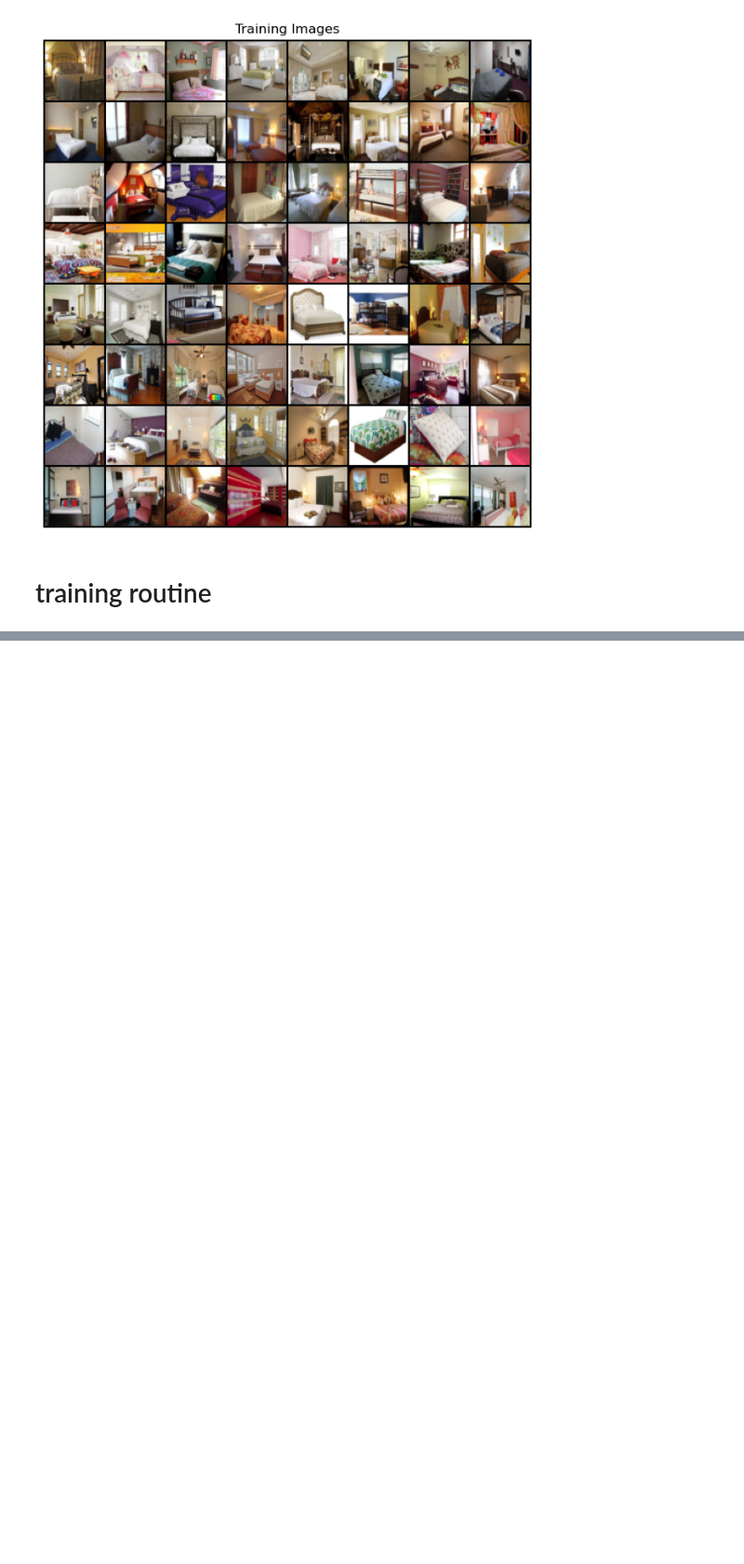
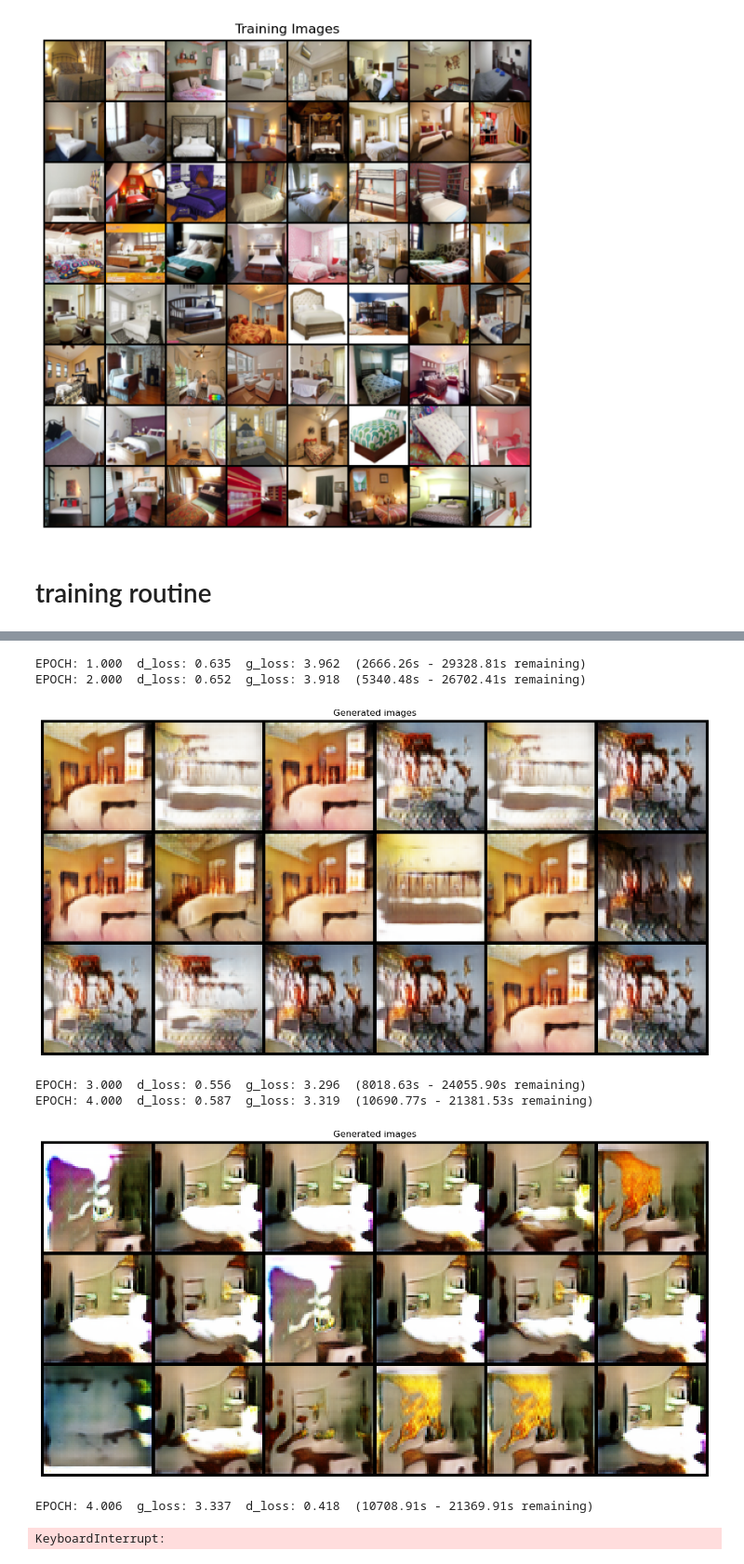
Before and after one commit to ZheRao/practice_space, a Jupyter notebook: Bedroom-GAN/Experimentation.ipynb, the cells around one changed output, grey strips where cells are left out. Shown at 93% size. Saved outputs shown, nothing was run; the diff lists cells and outputs as text; code cells hidden in the pictures; blank space fills up the shorter version.

```diff
--- a/Bedroom-GAN/Experimentation.ipynb
+++ b/Bedroom-GAN/Experimentation.ipynb
@@ -183,8 +183,8 @@ class resDiscriminator(nn.Module):
 model_name = "baseline_64"
 img = 64
 subfolder = "run1"
-discriminator = resDiscriminator(reduction=2,repeat=1,n_map=256,dropout=0.1,minibatch_input_dim=512,img_size=img,n_features=32,start_map=64)
-#discriminator.load_state_dict(torch.load(model_name + f"/discriminator10.pth"))
+discriminator = resDiscriminator(reduction=2,repeat=1,n_map=256,dropout=0.1,minibatch_input_dim=256,img_size=img,n_features=32,start_map=256)
+discriminator.load_state_dict(torch.load(model_name + f"/discriminator7.pth"))
 summary(discriminator,torch.zeros(1,3,img,img))
 # %% [output]
 ==========================================================================================
@@ -309,8 +309,8 @@ class resGenerator(nn.Module):
         return x
 # %%
 noise = 256
-generator = resGenerator(start_dim=4,n_map=1536,repeat=1,noise_dim=noise,end_dim=64,divisor=1,final_shrinked_map = 16)
-#generator.load_state_dict(torch.load(model_name + f"/generator10.pth"))
+generator = resGenerator(start_dim=4,n_map=1536,repeat=1,noise_dim=noise,end_dim=64,divisor=1,final_shrinked_map = 64,dropout=0)
+generator.load_state_dict(torch.load(model_name + f"/generator7.pth"))
 summary(generator, torch.zeros(1,noise))
 # %% [output]
 ==========================================================================================
@@ -403,5 +403,5 @@ Clipping input data to the valid range for imshow with RGB data ([0..1] for floa
 # %%
-batch_size = 128
+batch_size = 256
 num_samples = 300000
 sampler = RandomSampler(ds,replacement=False,num_samples=num_samples)
 dataloader = DataLoader(ds,batch_size,sampler=sampler)
@@ -460,3 +458,6 @@ g_optimizer = torch.optim.AdamW(generator.parameters(),lr=lr,betas=(beta1,beta2)
+# %%
+d_optimizer.load_state_dict(torch.load(model_name + f"/d_optimizer7.pth"))
+g_optimizer.load_state_dict(torch.load(model_name + f"/g_optimizer7.pth"))
 # %%
 def change_optimizer_param(optimizer,lr,change_beta=False,beta=(beta1,beta2)):
     for param in optimizer.param_groups:
@@ -530,0 +534,54 @@ EPOCH: 6.015  g_loss: 3.111  d_loss: 0.556  (19670.17s - 19575.29s remaining)
+# %%
+N = len(dataloader)
+num_epochs = 12
+log = Report(num_epochs)
+repeat_generator=1
+noise_dim = noise
+record_every = 1
+show_every = 2
+normalize = True
+lr_decay = 0.9
+
+
+for epoch in range(num_epochs):
+    for idx, imgs in enumerate(dataloader):
+        real_data = imgs.to(device)
+        fake_data = generator(noise_generator(batch_size,noise_dim).to(device))
+        fake_data = fake_data.detach()
+        real_loss, fake_loss = train_discriminator(discriminator,fake_data,real_data,loss_fn,d_optimizer)
+        real_loss, fake_loss = real_loss.item(), fake_loss.item()
+        d_total = real_loss + fake_loss
+        g_total = 0
+        g_batch = 0
+        #while g_avg >= 3:
+        for i in range(repeat_generator):
+            fake_data = generator(noise_generator(batch_size,noise_dim).to(device))
+            g_loss = train_generator(discriminator,fake_data,loss_fn,g_optimizer)
+            g_total += g_loss.item()
+
+        log.record(epoch+(idx+1)/N,g_loss = g_total, d_loss = d_total, end='\r')
+    if (epoch+1)%record_every  == 0:
+        log.report_avgs(epoch+1)
+    if (epoch+1)%show_every == 0:
+        lr *= lr_decay
+        change_optimizer_param(d_optimizer,lr=lr)
+        change_optimizer_param(g_optimizer,lr=lr)
+        torch.save(generator.state_dict(),model_name+r'/generator'+str(epoch+1)+'.pth')
+        torch.save(discriminator.state_dict(),model_name+r'/discriminator'+str(epoch+1)+'.pth')
+        torch.save(d_optimizer.state_dict(),model_name+r'/d_optimizer'+str(epoch+1)+'.pth')
+        torch.save(g_optimizer.state_dict(),model_name+r'/g_optimizer'+str(epoch+1)+'.pth')
+        generator.eval()
+        noise = torch.randn(18, noise_dim, device=device)
+        sample_images = generator(noise).detach().cpu()
+        grid = torchvision.utils.make_grid(sample_images, nrow=6, normalize=normalize)
+        show(grid.cpu().detach().permute(1,2,0), sz=16, title='Generated images')
+log.plot_epochs(['g_loss','d_loss'])
+# %% [output]
+EPOCH: 1.000  d_loss: 0.635  g_loss: 3.962  (2666.26s - 29328.81s remaining)
+EPOCH: 2.000  d_loss: 0.652  g_loss: 3.918  (5340.48s - 26702.41s remaining)
+[figure, added]
+EPOCH: 3.000  d_loss: 0.556  g_loss: 3.296  (8018.63s - 24055.90s remaining)
+EPOCH: 4.000  d_loss: 0.587  g_loss: 3.319  (10690.77s - 21381.53s remaining)
+[figure, added]
+EPOCH: 4.006  g_loss: 3.337  d_loss: 0.418  (10708.91s - 21369.91s remaining)
+KeyboardInterrupt:
```
Also changed, not shown: parts of 7 cells of this notebook.
